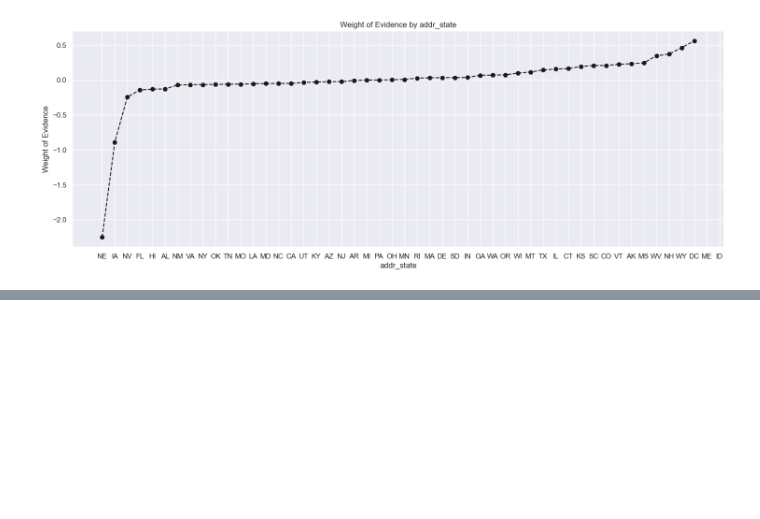
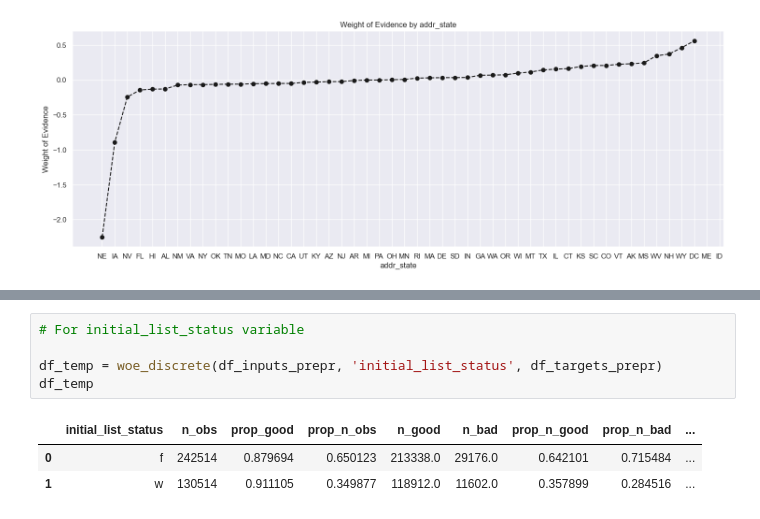
Before and after one commit to shruti-sriniv/Cred-Risk, a Jupyter notebook: Data Processing.ipynb, the cells around one changed output, grey strips where cells are left out. Drawn from its saved outputs; the diff is of its cells as text; blank space fills up the shorter version.

```diff
--- a/Data Processing.ipynb
+++ b/Data Processing.ipynb
@@ -915,0 +916,9 @@ df_inputs_prepr['purpose:major_purch__car__home_impr'] = sum([df_inputs_prepr['p
+# %%
+# For initial_list_status variable
+
+df_temp = woe_discrete(df_inputs_prepr, 'initial_list_status', df_targets_prepr)
+df_temp
+# %% [output]
+|  | initial_list_status | n_obs | prop_good | prop_n_obs | n_good | n_bad | prop_n_good | prop_n_bad | ... |
+| 0 | f | 242514 | 0.879694 | 0.650123 | 213338.0 | 29176.0 | 0.642101 | 0.715484 | ... |
+| 1 | w | 130514 | 0.911105 | 0.349877 | 118912.0 | 11602.0 | 0.357899 | 0.284516 | ... |
```
Also changed, not shown: parts of 25 cells of this notebook.
